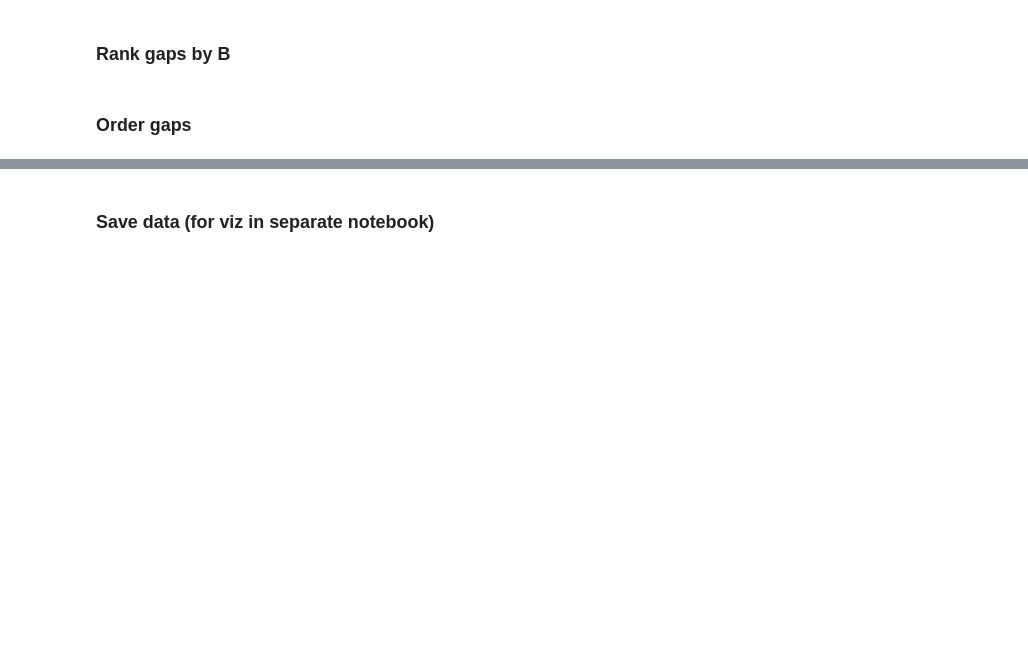
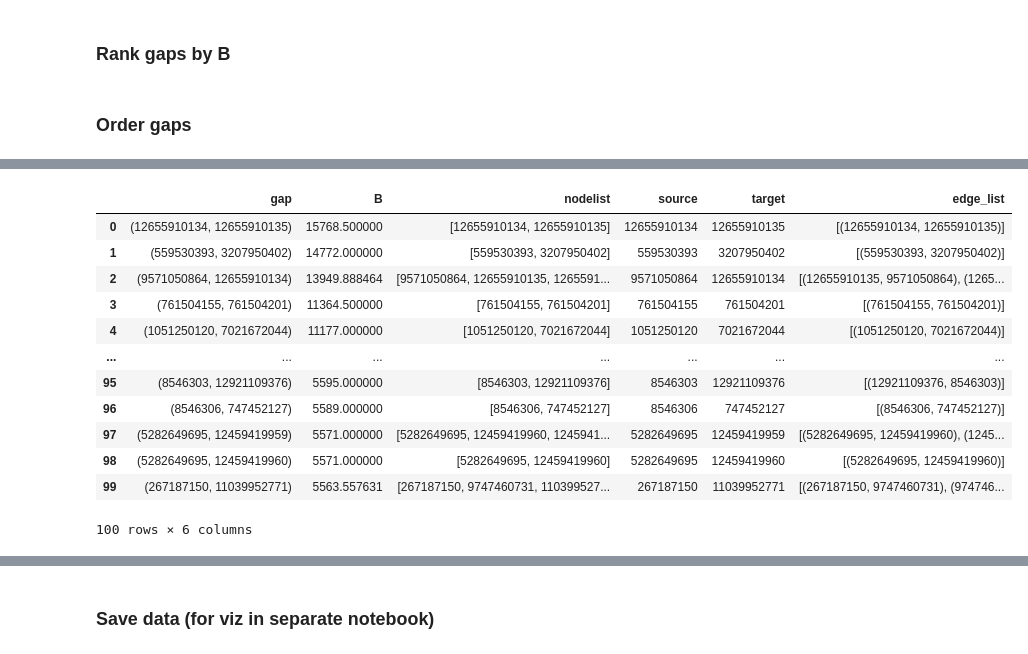
Before and after one commit to BikeNetKit/FixBikeNet, a Jupyter notebook: FixBikeMVP.ipynb, the cells around one changed output, grey strips where cells are left out. Cells and saved outputs as stored; diff of their text form; code cells hidden in the pictures; blank space fills up the shorter version.

```diff
--- a/FixBikeMVP.ipynb
+++ b/FixBikeMVP.ipynb
@@ -153,0 +173,2 @@ ax.set_axis_off()
+# %%
+df = df.iloc[:100]
@@ -153,0 +216,16 @@ ax.set_axis_off()
+# %%
+df
+# %% [output]
+|  | gap | B | nodelist | source | target | edge_list |
+| 0 | (12655910134, 12655910135) | 15768.500000 | [12655910134, 12655910135] | 12655910134 | 12655910135 | [(12655910134, 12655910135)] |
+| 1 | (559530393, 3207950402) | 14772.000000 | [559530393, 3207950402] | 559530393 | 3207950402 | [(559530393, 3207950402)] |
+| 2 | (9571050864, 12655910134) | 13949.888464 | [9571050864, 12655910135, 1265591... | 9571050864 | 12655910134 | [(12655910135, 9571050864), (1265... |
+| 3 | (761504155, 761504201) | 11364.500000 | [761504155, 761504201] | 761504155 | 761504201 | [(761504155, 761504201)] |
+| 4 | (1051250120, 7021672044) | 11177.000000 | [1051250120, 7021672044] | 1051250120 | 7021672044 | [(1051250120, 7021672044)] |
+| ... | ... | ... | ... | ... | ... | ... |
+| 95 | (8546303, 12921109376) | 5595.000000 | [8546303, 12921109376] | 8546303 | 12921109376 | [(12921109376, 8546303)] |
+| 96 | (8546306, 747452127) | 5589.000000 | [8546306, 747452127] | 8546306 | 747452127 | [(8546306, 747452127)] |
+| 97 | (5282649695, 12459419959) | 5571.000000 | [5282649695, 12459419960, 1245941... | 5282649695 | 12459419959 | [(5282649695, 12459419960), (1245... |
+| 98 | (5282649695, 12459419960) | 5571.000000 | [5282649695, 12459419960] | 5282649695 | 12459419960 | [(5282649695, 12459419960)] |
+| 99 | (267187150, 11039952771) | 5563.557631 | [267187150, 9747460731, 110399527... | 267187150 | 11039952771 | [(267187150, 9747460731), (974746... |
+100 rows × 6 columns
```
Also changed, not shown: parts of 17 cells of this notebook, 1 other file.
